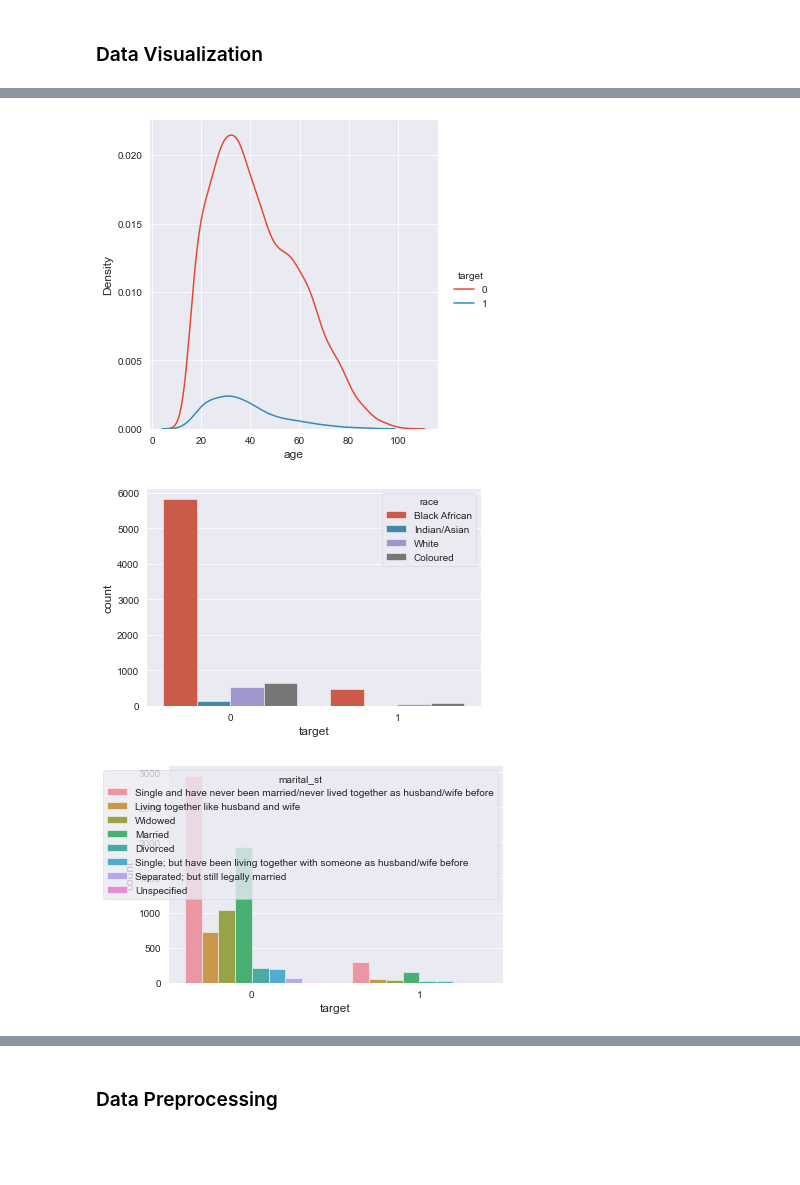
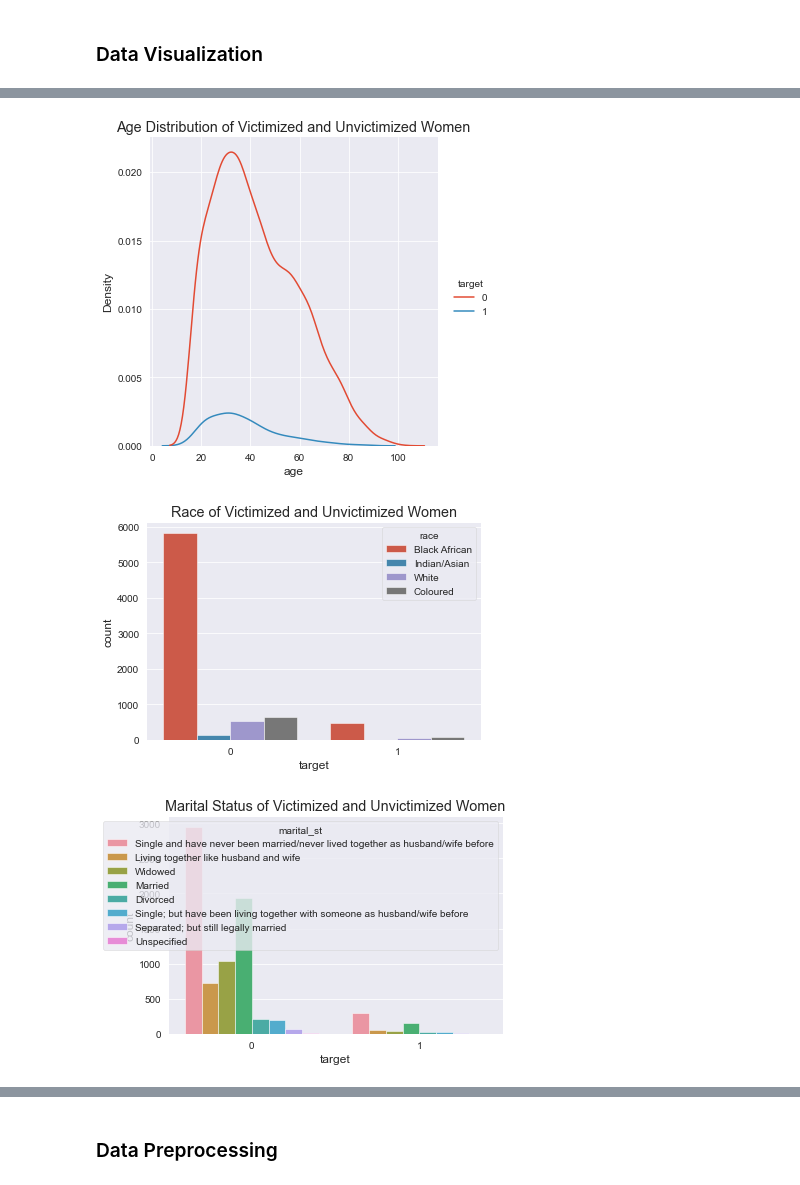
Before and after one commit to Odomero/Zindi_Safety_Hack, a Jupyter notebook: Safety_Hack_Zindi.ipynb, the cells around one changed output, grey strips where cells are left out. Saved outputs shown, nothing was run; the diff lists cells and outputs as text; code cells hidden in the pictures; blank space fills up the shorter version.

```diff
--- a/Safety_Hack_Zindi.ipynb
+++ b/Safety_Hack_Zindi.ipynb
@@ -154,17 +198,20 @@ sns.countplot(train_df["target"])
 # %%
 sns.displot( train_df , x = 'age', hue='target' , kind = 'kde')
+plt.title("Age Distribution of Victimized and Unvictimized Women")
 plt.show()
 # %% [output]
-[figure, old version]
+[figure, new version]
 # %%
 sns.countplot(x="target", hue='race', data=train_df)
+plt.title("Race of Victimized and Unvictimized Women")
 plt.show()
 # %% [output]
-[figure, old version]
+[figure, new version]
 # %%
 sns.countplot(x="target", hue='marital_st', data=train_df)
+plt.title("Marital Status of Victimized and Unvictimized Women")
 plt.show()
 # %% [output]
-[figure, old version]
+[figure, new version]
 # %%
 sns.barplot(x="target", y="province_code", data=train_df)
```
Also changed, not shown: parts of 53 cells of this notebook, 3 other files.
